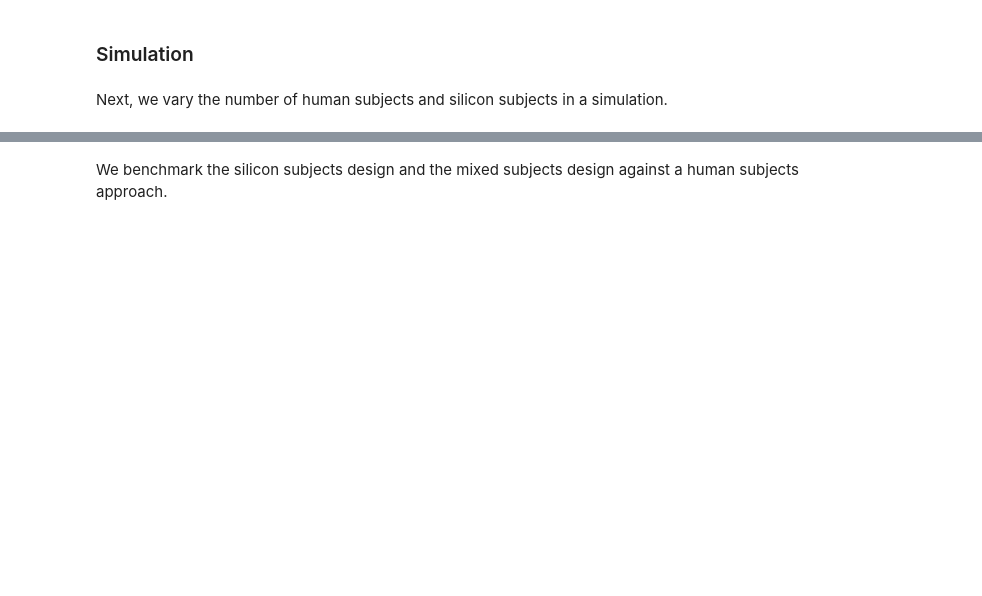
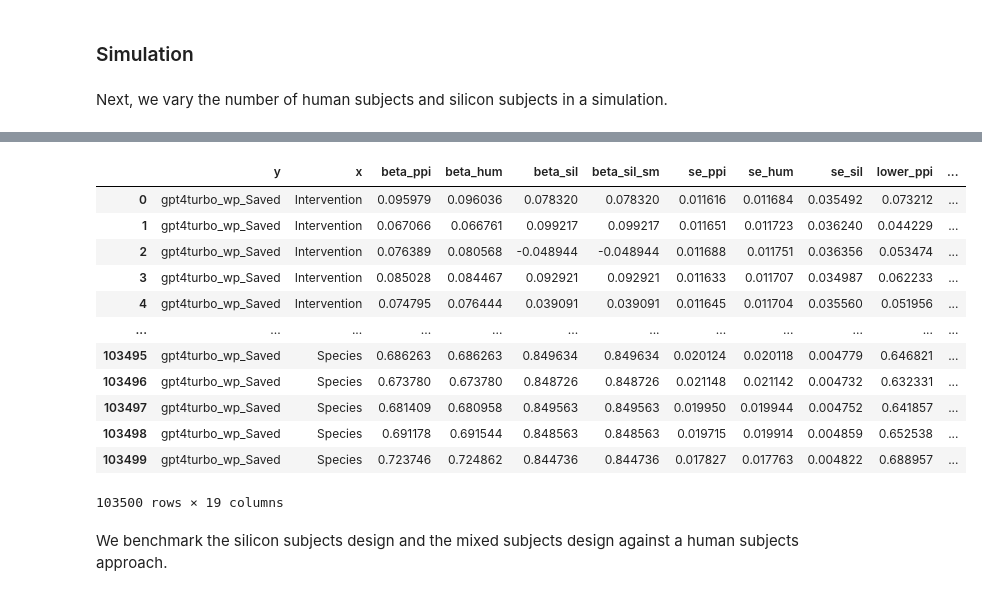
Before and after one commit to davidbroska/MixedSubjects, a Jupyter notebook: Code/7_AnalysisPPI.ipynb, the cells around one changed output, grey strips where cells are left out. Drawn from its saved outputs; the diff is of its cells as text; code cells hidden in the pictures; blank space fills up the shorter version.

```diff
--- a/Code/7_AnalysisPPI.ipynb
+++ b/Code/7_AnalysisPPI.ipynb
@@ -172,3 +177,19 @@ Scenario attribute: Species
+# %%
+result
+# %% [output]
+|  | y | x | beta_ppi | beta_hum | beta_sil | beta_sil_sm | se_ppi | se_hum | se_sil | lower_ppi | ... |
+| 0 | gpt4turbo_wp_Saved | Intervention | 0.095979 | 0.096036 | 0.078320 | 0.078320 | 0.011616 | 0.011684 | 0.035492 | 0.073212 | ... |
+| 1 | gpt4turbo_wp_Saved | Intervention | 0.067066 | 0.066761 | 0.099217 | 0.099217 | 0.011651 | 0.011723 | 0.036240 | 0.044229 | ... |
+| 2 | gpt4turbo_wp_Saved | Intervention | 0.076389 | 0.080568 | -0.048944 | -0.048944 | 0.011688 | 0.011751 | 0.036356 | 0.053474 | ... |
+| 3 | gpt4turbo_wp_Saved | Intervention | 0.085028 | 0.084467 | 0.092921 | 0.092921 | 0.011633 | 0.011707 | 0.034987 | 0.062233 | ... |
+| 4 | gpt4turbo_wp_Saved | Intervention | 0.074795 | 0.076444 | 0.039091 | 0.039091 | 0.011645 | 0.011704 | 0.035560 | 0.051956 | ... |
+| ... | ... | ... | ... | ... | ... | ... | ... | ... | ... | ... | ... |
+| 103495 | gpt4turbo_wp_Saved | Species | 0.686263 | 0.686263 | 0.849634 | 0.849634 | 0.020124 | 0.020118 | 0.004779 | 0.646821 | ... |
+| 103496 | gpt4turbo_wp_Saved | Species | 0.673780 | 0.673780 | 0.848726 | 0.848726 | 0.021148 | 0.021142 | 0.004732 | 0.632331 | ... |
+| 103497 | gpt4turbo_wp_Saved | Species | 0.681409 | 0.680958 | 0.849563 | 0.849563 | 0.019950 | 0.019944 | 0.004752 | 0.641857 | ... |
+| 103498 | gpt4turbo_wp_Saved | Species | 0.691178 | 0.691544 | 0.848563 | 0.848563 | 0.019715 | 0.019914 | 0.004859 | 0.652538 | ... |
+| 103499 | gpt4turbo_wp_Saved | Species | 0.723746 | 0.724862 | 0.844736 | 0.844736 | 0.017827 | 0.017763 | 0.004822 | 0.688957 | ... |
+103500 rows × 19 columns
 # %% [markdown]
 We benchmark the silicon subjects design and the mixed subjects design against a human subjects approach.
 # %%
```
Also changed, not shown: parts of 6 cells of this notebook, 7 other files.
